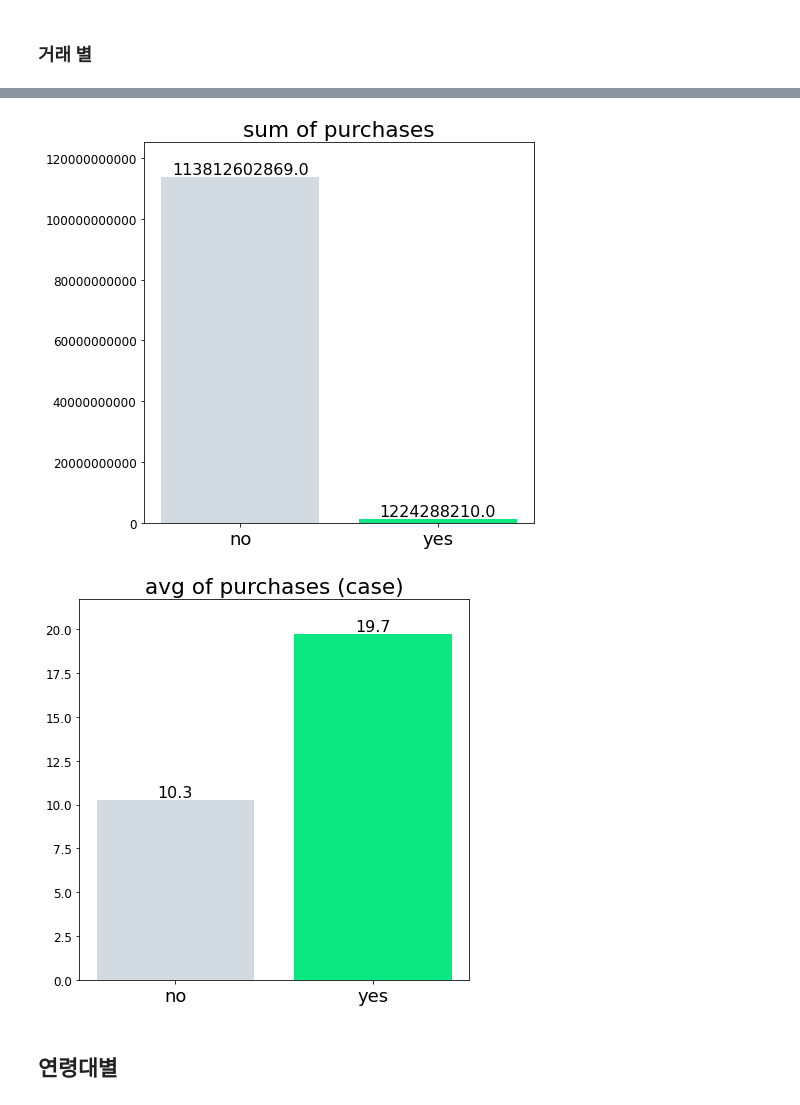
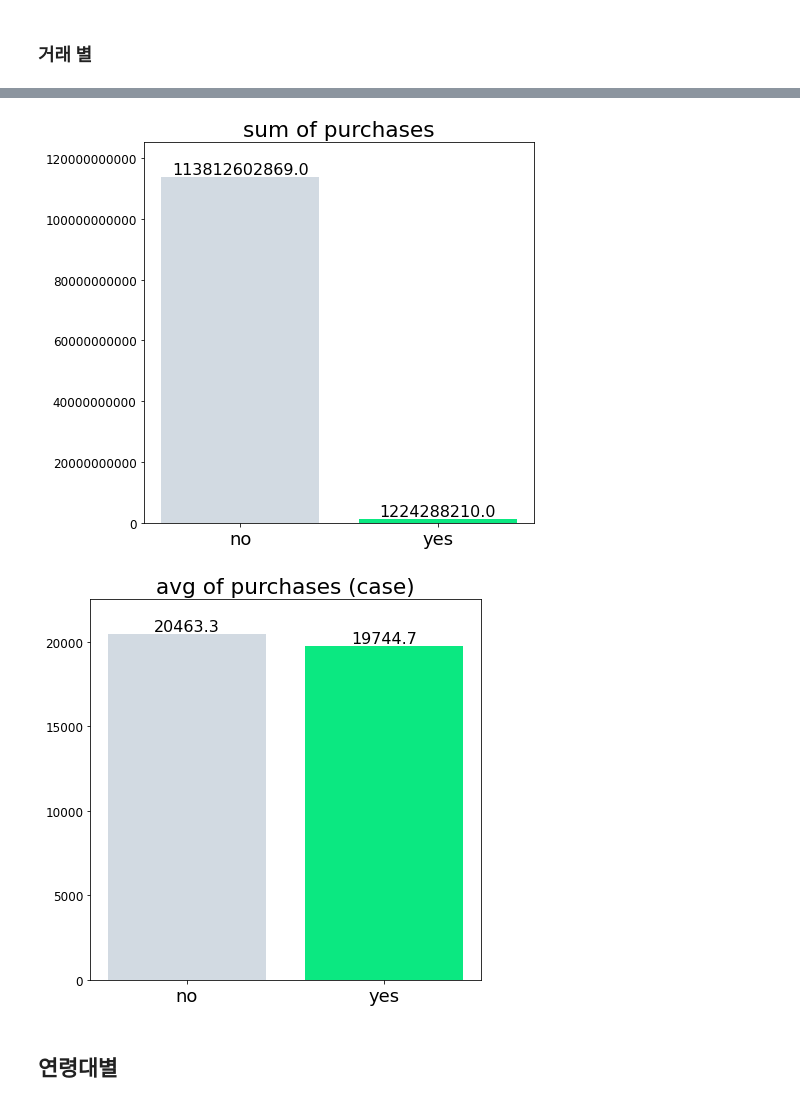
Before and after one commit to LUCI031/chai_analytics, a Jupyter notebook: jingyu/jingyu_EDA2.ipynb, the cells around one changed output, grey strips where cells are left out. Saved outputs shown, nothing was run; the diff lists cells and outputs as text; code cells hidden in the pictures.

```diff
--- a/jingyu/jingyu_EDA2.ipynb
+++ b/jingyu/jingyu_EDA2.ipynb
@@ -329,36 +329,36 @@ a.iloc[1,0] = 'yes'
 plt.title('sum of purchases')
 aaa = plt.bar(a['frgn'],a['pre'],color=['#d2dae2','#0be881'])
 current_values = plt.gca().get_yticks()
 plt.gca().set_yticklabels(['{:.0f}'.format(x) for x in current_values])
 m_h = 0
 for rect in aaa:
     height = rect.get_height()
     m_h = max(m_h,height)
     plt.text(rect.get_x() + rect.get_width()/2.0, height, '%.1f' % height, ha='center', va='bottom', size = 16)
 plt.ylim(0,m_h*1.1)
 plt.show()
 
 # avg cnt_b
 plt.figure(figsize=(7,7),facecolor="white")
 plt.rc('font', size=18)
 plt.rc('ytick', labelsize=12)
-b = df2.groupby('frgn').mean()['cnt_b'].reset_index()
+b = df0.groupby('frgn').mean()['pre'].reset_index()
 b.iloc[0,0] = 'no'
 b.iloc[1,0] = 'yes'
 plt.title('avg of purchases (case)')
-aaa = plt.bar(b['frgn'],b['cnt_b'],color=['#d2dae2','#0be881'])
+aaa = plt.bar(b['frgn'],b['pre'],color=['#d2dae2','#0be881'])
 current_values = plt.gca().get_yticks()
 m_h = 0
 for rect in aaa:
     height = rect.get_height()
     m_h = max(m_h,height)
     plt.text(rect.get_x() + rect.get_width()/2.0, height, '%.1f' % height, ha='center', va='bottom', size = 16)
 plt.ylim(0,m_h*1.1)
 plt.show()
 # %% [output]
 [figure]
 [figure]
-[figure, old version]
+[figure, new version]
 # %% [markdown]
 ## 연령대별
 # %%
```
Also changed, not shown: 22 other files.
